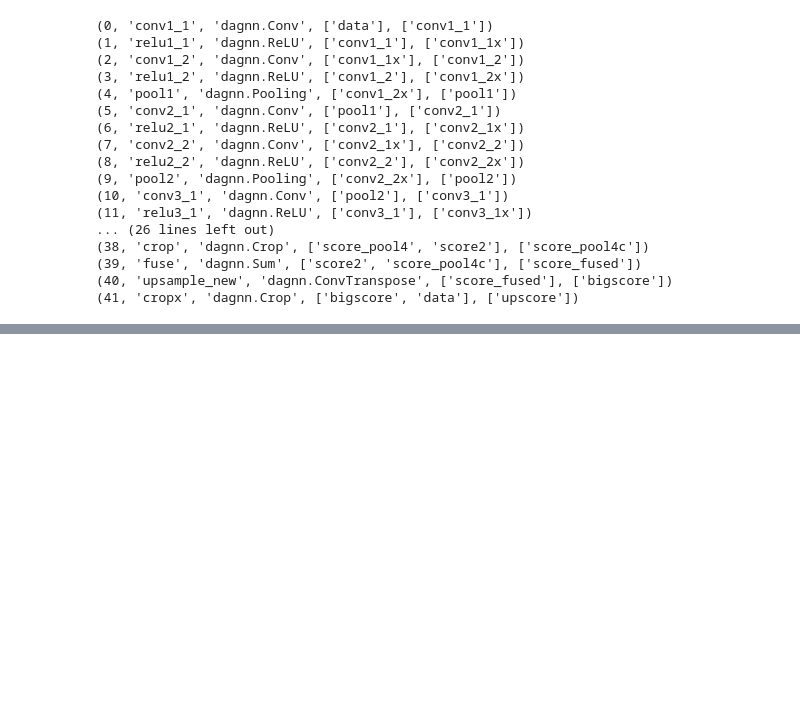
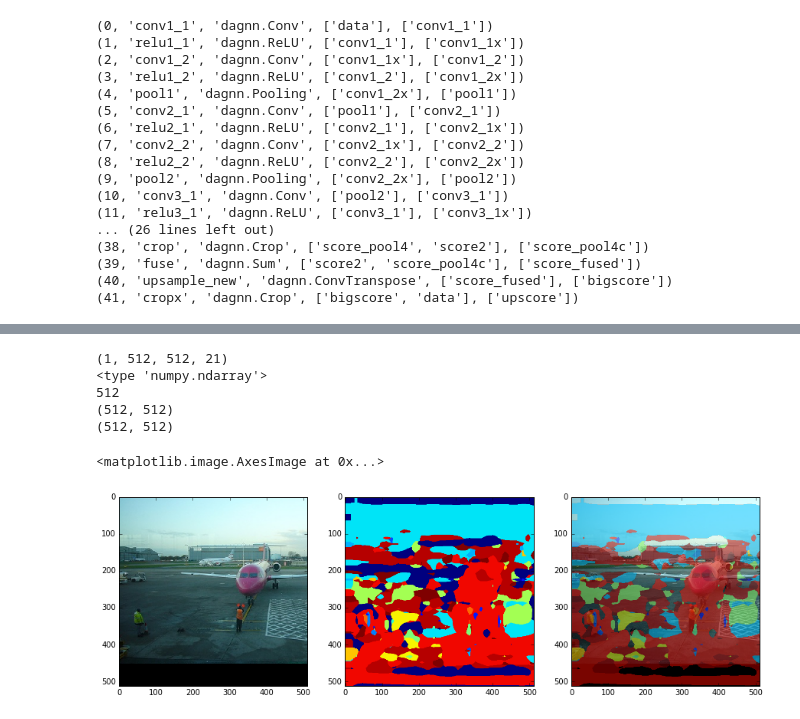
Before and after one commit to Gurupradeep/FCN-for-Semantic-Segmentation, a Jupyter notebook: FCN-16.ipynb, the cells around one changed output, grey strips where cells are left out. Cells and saved outputs as stored; diff of their text form; code cells hidden in the pictures; blank space fills up the shorter version.

Commit message:
Adding final model, Performance has to be fine tuned

```diff
--- a/FCN-16.ipynb
+++ b/FCN-16.ipynb
@@ -269,0 +357,29 @@ for i in range(layers.shape[1]):
+# %%
+crpim = im # WARNING : we deal with cropping in a latter section, this image is already fit
+preds = prediction(fcn16_model, crpim, transform=False) # WARNING : transfrom=True requires a code change (dim order)
+# %%
+#imperson = preds[0,class2index['person'],:,:]
+print(preds.shape)
+imclass = np.argmax(preds, axis=3)[0,:,:]
+print(type(imclass))
+print(len(imclass))
+print(imclass.shape)
+print(imclass.shape)
+plt.figure(figsize = (15, 7))
+plt.subplot(1,3,1)
+plt.imshow( np.asarray(crpim) )
+plt.subplot(1,3,2)
+plt.imshow( imclass )
+plt.subplot(1,3,3)
+plt.imshow( np.asarray(crpim) )
+masked_imclass = np.ma.masked_where(imclass == 0, imclass)
+#plt.imshow( imclass, alpha=0.5 )
+plt.imshow( masked_imclass, alpha=0.5 )
+# %% [output]
+(1, 512, 512, 21)
+<type 'numpy.ndarray'>
+512
+(512, 512)
+(512, 512)
+<matplotlib.image.AxesImage at 0x...>
+[figure, added]
```
Also changed, not shown: parts of 12 cells of this notebook.
